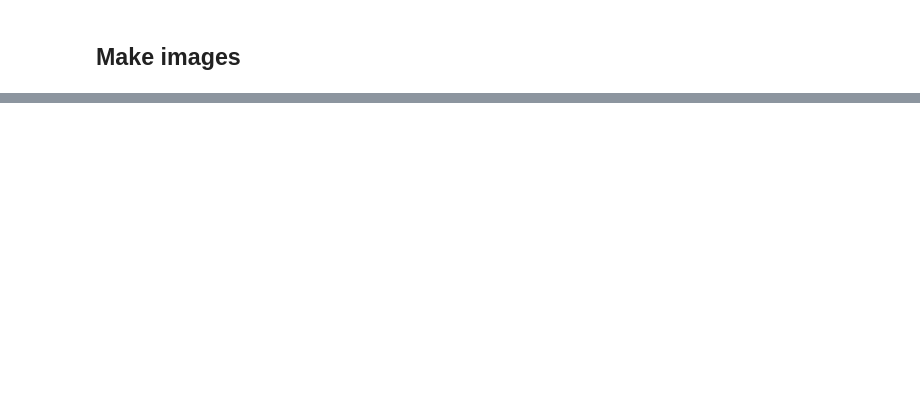
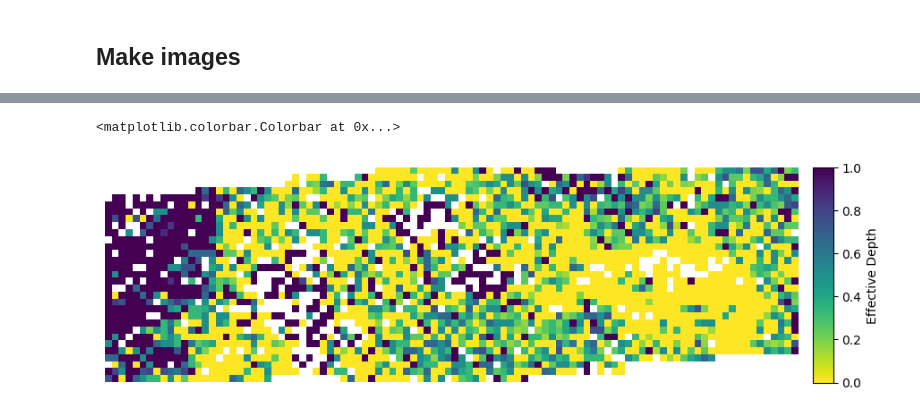
Before and after one commit to SpacialTree/dustridge-cd, a Jupyter notebook: notebooks/effective_depth.ipynb, the cells around one changed output, grey strips where cells are left out. Cells and saved outputs as stored; diff of their text form; code cells hidden in the pictures; blank space fills up the shorter version.

```diff
--- a/notebooks/effective_depth.ipynb
+++ b/notebooks/effective_depth.ipynb
@@ -436,0 +500,10 @@ plt.colorbar(im, label='Ice Effective Depth', cax=cbar)
+# %%
+fig = plt.figure(figsize=(10,5))
+ax = fig.add_subplot(111)
+im = ax.imshow(h_depth5_rc, origin='lower', vmin=0, vmax=1, cmap='viridis_r')
+ax.set_axis_off()
+cbar = ax.inset_axes([1.02, 0., 0.03, 1])
+plt.colorbar(im, label='Effective Depth', cax=cbar)
+# %% [output]
+<matplotlib.colorbar.Colorbar at 0x...>
+[figure, added]
```
Also changed, not shown: parts of 27 cells of this notebook.
